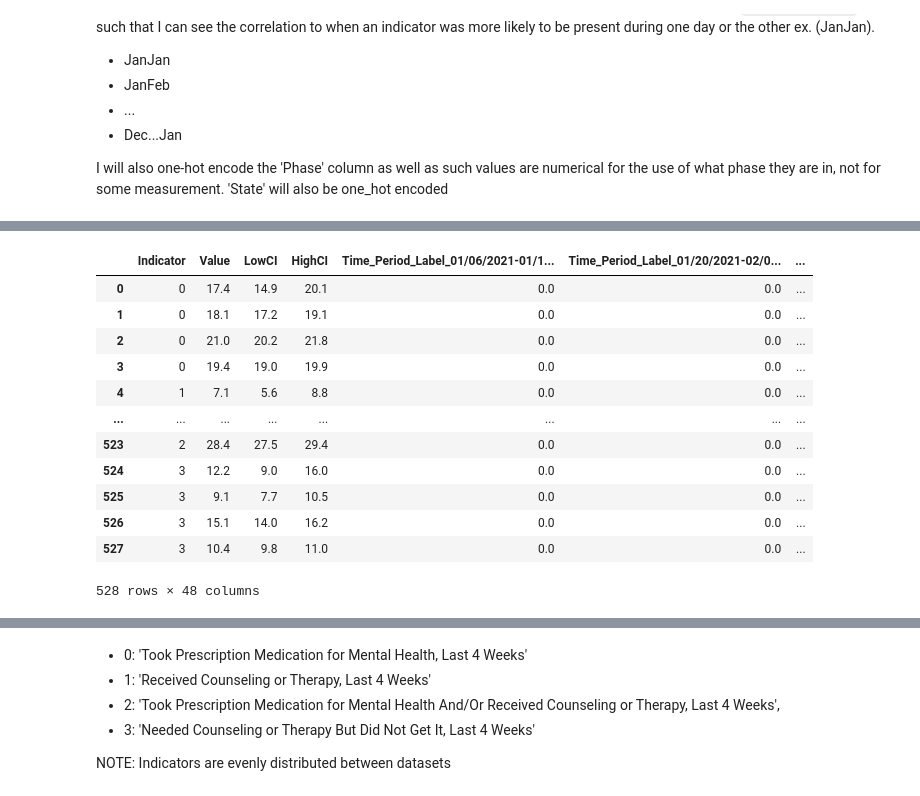
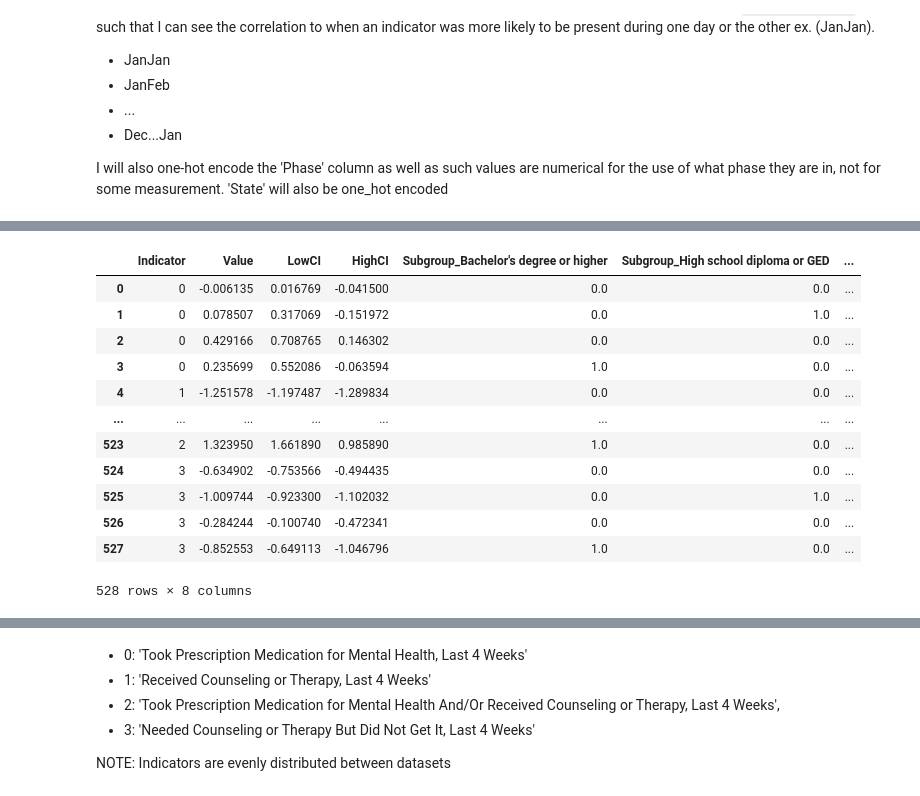
Before and after one commit to natedolor/Mental_Health_HO, a Jupyter notebook: mental_health.ipynb, the cells around one changed output, grey strips where cells are left out. Drawn from its saved outputs; the diff is of its cells as text; code cells hidden in the pictures.

```diff
--- a/mental_health.ipynb
+++ b/mental_health.ipynb
@@ -168,7 +171,6 @@ Of which I will represent each value by values 1 through 4. After looking at the
 def data_clean(frame):
     new_frame = frame.copy(deep = True)
     Time_Period = frame['Time Period Start Date'].astype(str) + "-" + frame['Time Period End Date']
-    new_frame = new_frame.assign(Time_Period_Label = Time_Period)
 
     # Indicator's 4 unique values will be become numerical for flexibility
     for count, val in enumerate(frame['Indicator'].unique()):
@@ -177,7 +179,7 @@ def data_clean(frame):
 
 
     # Dropping frames that I have no context for and/or are the same data
-    new_frame.drop(columns=['Time Period', 'Time Period Label', 'Quartile Range', 'Suppression Flag', 'Confidence Interval', 'Time Period Start Date', 'Time Period End Date'], axis = 1, inplace = True)
+    new_frame.drop(columns=['Phase', 'Time Period', 'Time Period Label', 'Quartile Range', 'Suppression Flag', 'Confidence Interval', 'Time Period Start Date', 'Time Period End Date'], axis = 1, inplace = True)
     # Dropping rest of data that has NA values
     new_frame.dropna(how = 'any', inplace = True)
 
@@ -227,0 +228,5 @@ memory usage: 774.5+ KB
+# %%
+scaler = StandardScaler()
+
+cleaned_frame[['Value', 'LowCI', 'HighCI']] = scaler.fit_transform(cleaned_frame[['Value', 'LowCI', 'HighCI']])
+cleaned_frame
@@ -301,43 +328,53 @@ groupDataFrames['By Age'].reset_index(inplace = True, drop = True)
 
 # By Sex 264 rows
 groupDataFrames['By Sex'].drop('State', inplace = True, axis = 1)
 groupDataFrames['By Sex'] = one_hot_encode(groupDataFrames['By Sex'], ['Subgroup'])
 groupDataFrames['By Sex'].reset_index(inplace = True, drop = True)
 
 # By Presence of Symptoms of Anxiety/Depression 264 rows
 groupDataFrames['By Presence of Symptoms of Anxiety/Depression'].drop('State', inplace = True, axis = 1)
 groupDataFrames['By Presence of Symptoms of Anxiety/Depression'] = one_hot_encode(groupDataFrames['By Presence of Symptoms of Anxiety/Depression'], ['Subgroup'])
 
 # By Race/Hispanic ethnicity 660 rows
 groupDataFrames['By Race/Hispanic ethnicity'].drop('State', inplace = True, axis = 1)
 groupDataFrames['By Race/Hispanic ethnicity'] = one_hot_encode(groupDataFrames['By Race/Hispanic ethnicity'], ['Subgroup'])
 groupDataFrames['By Race/Hispanic ethnicity'].reset_index(inplace = True, drop = True)
 
 # By Education 528 rows
 groupDataFrames['By Education'].drop('State', inplace = True, axis = 1)
 groupDataFrames['By Education'] = one_hot_encode(groupDataFrames['By Education'], ['Subgroup'])
 groupDataFrames['By Education'].reset_index(inplace = True, drop = True)
 
 # By State 6723 rows
 groupDataFrames['By State'].drop('State', inplace = True, axis = 1)
 groupDataFrames['By State'] = one_hot_encode(groupDataFrames['By State'], ['Subgroup'])
 groupDataFrames['By State'].reset_index(inplace = True, drop = True)
 
 # By No Group
 # BAD MEASURE, THE DATA IS HEAVILY SKEWED TOWARDS 'By State'
 
+# By Disability status
+groupDataFrames['By Disability status'] = one_hot_encode(groupDataFrames['By Disability status'], ['Subgroup'])
+
+# By Disability status
+groupDataFrames['By Sexual orientation'] = one_hot_encode(groupDataFrames['By Sexual orientation'], ['Subgroup'])
+
+# By Disability status
+groupDataFrames['By Gender identity'] = one_hot_encode(groupDataFrames['By Gender identity'], ['Subgroup'])
+
+
 groupDataFrames['By Education']
 # %% [output]
-|  | Indicator | Value | LowCI | HighCI | Time_Period_Label_01/06/2021-01/1... | Time_Period_Label_01/20/2021-02/0... | ... |
-| 0 | 0 | 17.4 | 14.9 | 20.1 | 0.0 | 0.0 | ... |
-| 1 | 0 | 18.1 | 17.2 | 19.1 | 0.0 | 0.0 | ... |
-| 2 | 0 | 21.0 | 20.2 | 21.8 | 0.0 | 0.0 | ... |
-| 3 | 0 | 19.4 | 19.0 | 19.9 | 0.0 | 0.0 | ... |
-| 4 | 1 | 7.1 | 5.6 | 8.8 | 0.0 | 0.0 | ... |
+|  | Indicator | Value | LowCI | HighCI | Subgroup_Bachelor's degree or higher | Subgroup_High school diploma or GED | ... |
+| 0 | 0 | -0.006135 | 0.016769 | -0.041500 | 0.0 | 0.0 | ... |
+| 1 | 0 | 0.078507 | 0.317069 | -0.151972 | 0.0 | 1.0 | ... |
+| 2 | 0 | 0.429166 | 0.708765 | 0.146302 | 0.0 | 0.0 | ... |
+| 3 | 0 | 0.235699 | 0.552086 | -0.063594 | 1.0 | 0.0 | ... |
+| 4 | 1 | -1.251578 | -1.197487 | -1.289834 | 0.0 | 0.0 | ... |
 | ... | ... | ... | ... | ... | ... | ... | ... |
-| 523 | 2 | 28.4 | 27.5 | 29.4 | 0.0 | 0.0 | ... |
-| 524 | 3 | 12.2 | 9.0 | 16.0 | 0.0 | 0.0 | ... |
-| 525 | 3 | 9.1 | 7.7 | 10.5 | 0.0 | 0.0 | ... |
-| 526 | 3 | 15.1 | 14.0 | 16.2 | 0.0 | 0.0 | ... |
-| 527 | 3 | 10.4 | 9.8 | 11.0 | 0.0 | 0.0 | ... |
+| 523 | 2 | 1.323950 | 1.661890 | 0.985890 | 1.0 | 0.0 | ... |
+| 524 | 3 | -0.634902 | -0.753566 | -0.494435 | 0.0 | 0.0 | ... |
+| 525 | 3 | -1.009744 | -0.923300 | -1.102032 | 0.0 | 1.0 | ... |
+| 526 | 3 | -0.284244 | -0.100740 | -0.472341 | 0.0 | 0.0 | ... |
+| 527 | 3 | -0.852553 | -0.649113 | -1.046796 | 1.0 | 0.0 | ... |
-528 rows × 48 columns
+528 rows × 8 columns
```
Also changed, not shown: parts of 17 cells of this notebook.
